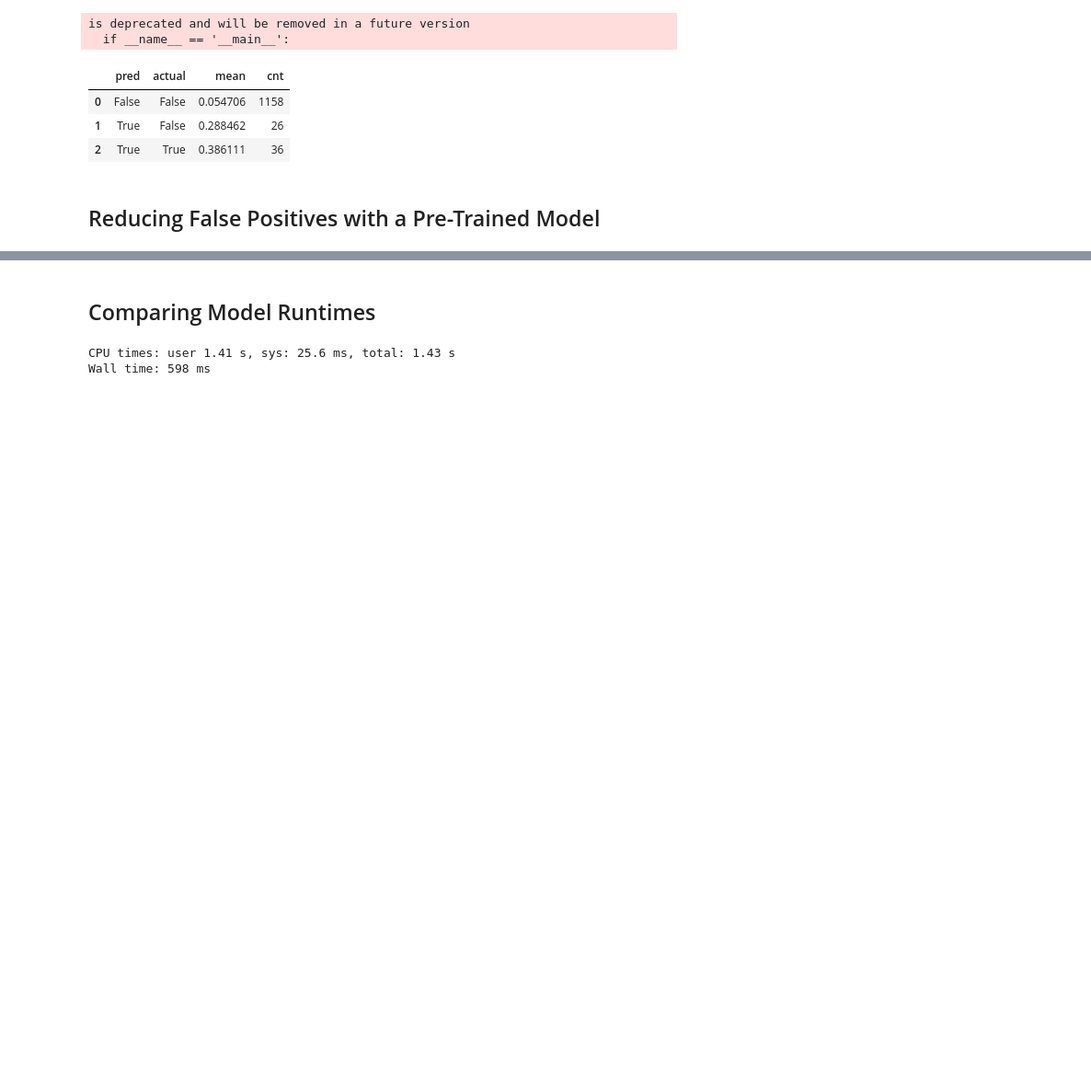
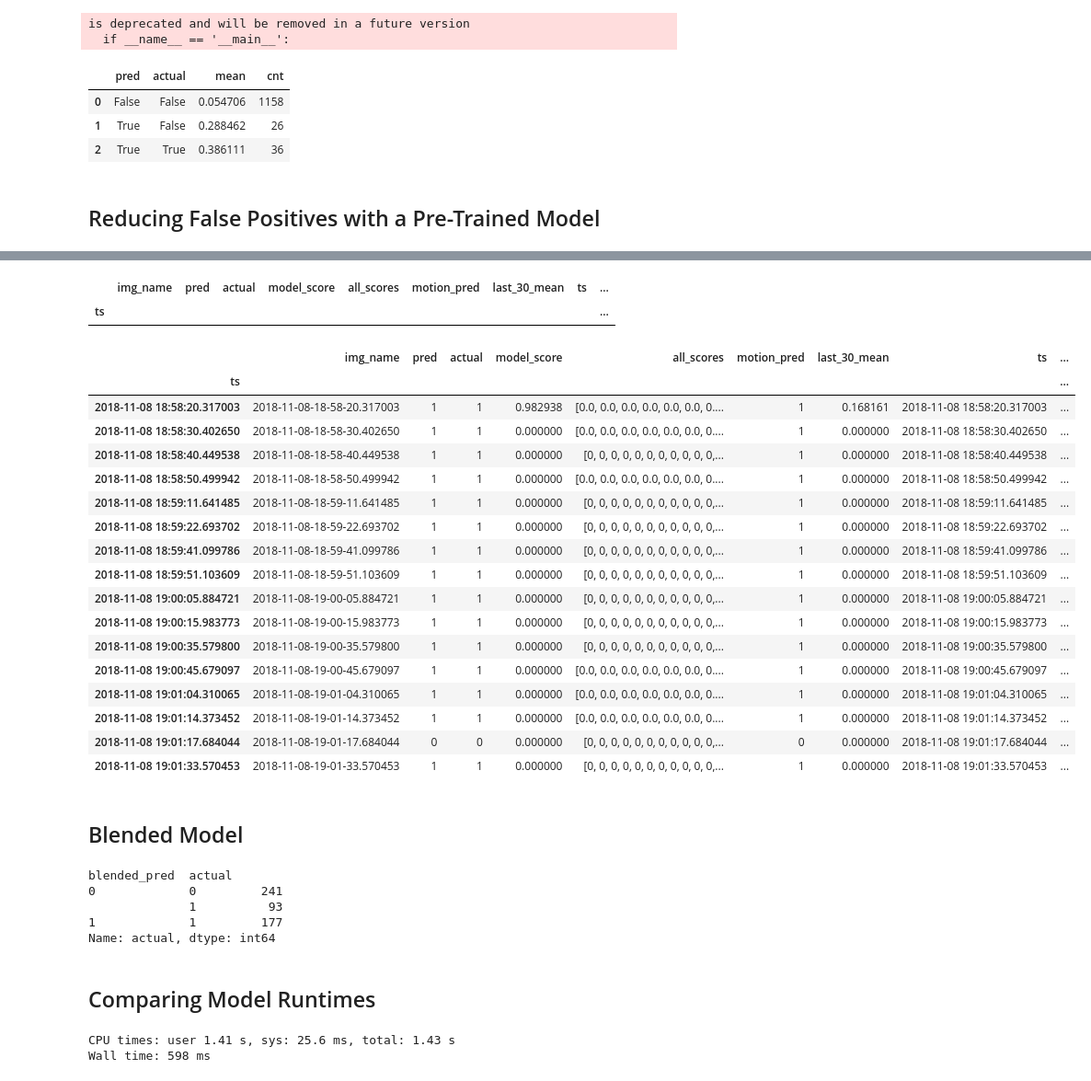
Before and after one commit to ian-whitestone/rpi-security-system, a Jupyter notebook: analysis/analysis.ipynb, the cells around one changed output, grey strips where cells are left out. Shown: that part at 92% size. Drawn from its saved outputs; the diff is of its cells as text; code cells hidden in the pictures; blank space fills up the shorter version.

```diff
--- a/analysis/analysis.ipynb
+++ b/analysis/analysis.ipynb
@@ -197,0 +223,35 @@ df[(df.pred == True) & (df.actual == True)]
+# %%
+df2.index = df2.ts
+df2.sort_index(ascending=True, inplace=True)
+# %%
+df2['rolling_last_30_mean'] = df2.rolling('300s', min_periods=1).last_30_mean.mean()
+# %%
+df2[(df2.pred == 1) & (df2.actual == 1) & (df2.last_30_mean == 0) & (df2.rolling_last_30_mean == 0)].head()
+# %% [output]
+|  | img_name | pred | actual | model_score | all_scores | motion_pred | last_30_mean | ts | ... |
+| ts |  |  |  |  |  |  |  |  | ... |
+# %%
+start = datetime.strptime('2018-11-08-18-58', '%Y-%m-%d-%H-%M')
+end = datetime.strptime('2018-11-08-19-02', '%Y-%m-%d-%H-%M')
+df2[(df2.index >= start) & (df2.index <= end)]
+# %% [output]
+|  | img_name | pred | actual | model_score | all_scores | motion_pred | last_30_mean | ts | ... |
+| ts |  |  |  |  |  |  |  |  | ... |
+| 2018-11-08 18:58:20.317003 | 2018-11-08-18-58-20.317003 | 1 | 1 | 0.982938 | [0.0, 0.0, 0.0, 0.0, 0.0, 0.0, 0.... | 1 | 0.168161 | 2018-11-08 18:58:20.317003 | ... |
+| 2018-11-08 18:58:30.402650 | 2018-11-08-18-58-30.402650 | 1 | 1 | 0.000000 | [0.0, 0.0, 0.0, 0.0, 0.0, 0.0, 0.... | 1 | 0.000000 | 2018-11-08 18:58:30.402650 | ... |
+| 2018-11-08 18:58:40.449538 | 2018-11-08-18-58-40.449538 | 1 | 1 | 0.000000 | [0, 0, 0, 0, 0, 0, 0, 0, 0, 0, 0,... | 1 | 0.000000 | 2018-11-08 18:58:40.449538 | ... |
+| 2018-11-08 18:58:50.499942 | 2018-11-08-18-58-50.499942 | 1 | 1 | 0.000000 | [0.0, 0.0, 0.0, 0.0, 0.0, 0.0, 0.... | 1 | 0.000000 | 2018-11-08 18:58:50.499942 | ... |
+| 2018-11-08 18:59:11.641485 | 2018-11-08-18-59-11.641485 | 1 | 1 | 0.000000 | [0, 0, 0, 0, 0, 0, 0, 0, 0, 0, 0,... | 1 | 0.000000 | 2018-11-08 18:59:11.641485 | ... |
+| 2018-11-08 18:59:22.693702 | 2018-11-08-18-59-22.693702 | 1 | 1 | 0.000000 | [0, 0, 0, 0, 0, 0, 0, 0, 0, 0, 0,... | 1 | 0.000000 | 2018-11-08 18:59:22.693702 | ... |
+| 2018-11-08 18:59:41.099786 | 2018-11-08-18-59-41.099786 | 1 | 1 | 0.000000 | [0, 0, 0, 0, 0, 0, 0, 0, 0, 0, 0,... | 1 | 0.000000 | 2018-11-08 18:59:41.099786 | ... |
+| 2018-11-08 18:59:51.103609 | 2018-11-08-18-59-51.103609 | 1 | 1 | 0.000000 | [0, 0, 0, 0, 0, 0, 0, 0, 0, 0, 0,... | 1 | 0.000000 | 2018-11-08 18:59:51.103609 | ... |
+| 2018-11-08 19:00:05.884721 | 2018-11-08-19-00-05.884721 | 1 | 1 | 0.000000 | [0, 0, 0, 0, 0, 0, 0, 0, 0, 0, 0,... | 1 | 0.000000 | 2018-11-08 19:00:05.884721 | ... |
+| 2018-11-08 19:00:15.983773 | 2018-11-08-19-00-15.983773 | 1 | 1 | 0.000000 | [0, 0, 0, 0, 0, 0, 0, 0, 0, 0, 0,... | 1 | 0.000000 | 2018-11-08 19:00:15.983773 | ... |
+| 2018-11-08 19:00:35.579800 | 2018-11-08-19-00-35.579800 | 1 | 1 | 0.000000 | [0, 0, 0, 0, 0, 0, 0, 0, 0, 0, 0,... | 1 | 0.000000 | 2018-11-08 19:00:35.579800 | ... |
+| 2018-11-08 19:00:45.679097 | 2018-11-08-19-00-45.679097 | 1 | 1 | 0.000000 | [0.0, 0.0, 0.0, 0.0, 0.0, 0.0, 0.... | 1 | 0.000000 | 2018-11-08 19:00:45.679097 | ... |
+| 2018-11-08 19:01:04.310065 | 2018-11-08-19-01-04.310065 | 1 | 1 | 0.000000 | [0.0, 0.0, 0.0, 0.0, 0.0, 0.0, 0.... | 1 | 0.000000 | 2018-11-08 19:01:04.310065 | ... |
+| 2018-11-08 19:01:14.373452 | 2018-11-08-19-01-14.373452 | 1 | 1 | 0.000000 | [0.0, 0.0, 0.0, 0.0, 0.0, 0.0, 0.... | 1 | 0.000000 | 2018-11-08 19:01:14.373452 | ... |
+| 2018-11-08 19:01:17.684044 | 2018-11-08-19-01-17.684044 | 0 | 0 | 0.000000 | [0, 0, 0, 0, 0, 0, 0, 0, 0, 0, 0,... | 0 | 0.000000 | 2018-11-08 19:01:17.684044 | ... |
+| 2018-11-08 19:01:33.570453 | 2018-11-08-19-01-33.570453 | 1 | 1 | 0.000000 | [0, 0, 0, 0, 0, 0, 0, 0, 0, 0, 0,... | 1 | 0.000000 | 2018-11-08 19:01:33.570453 | ... |
+# %% [markdown]
+## Blended Model
@@ -198,3 +265,17 @@ df[(df.pred == True) & (df.actual == True)]
+# %%
+
+# 93 missed are actually cases where it tagged someone in the frame within the last 5 minutes,
+# but then person was working in the corner of the picture in the kitchen and their head
+# was not being picked up by the people classifier
+# technically can ignore these, since the system has already correct flagged someone as being
+# present earlier when they walked into the frame
+df2.groupby(['blended_pred', 'actual']).actual.count() #.last_30_mean.agg({'mean': 'mean', 'cnt': 'count'}).reset_index()
+# %% [output]
+blended_pred  actual
+0             0         241
+              1          93
+1             1         177
+Name: actual, dtype: int64
 # %% [markdown]
 ## Comparing Model Runtimes
 # %%
```
Also changed, not shown: parts of 26 cells of this notebook, 1 other file.
